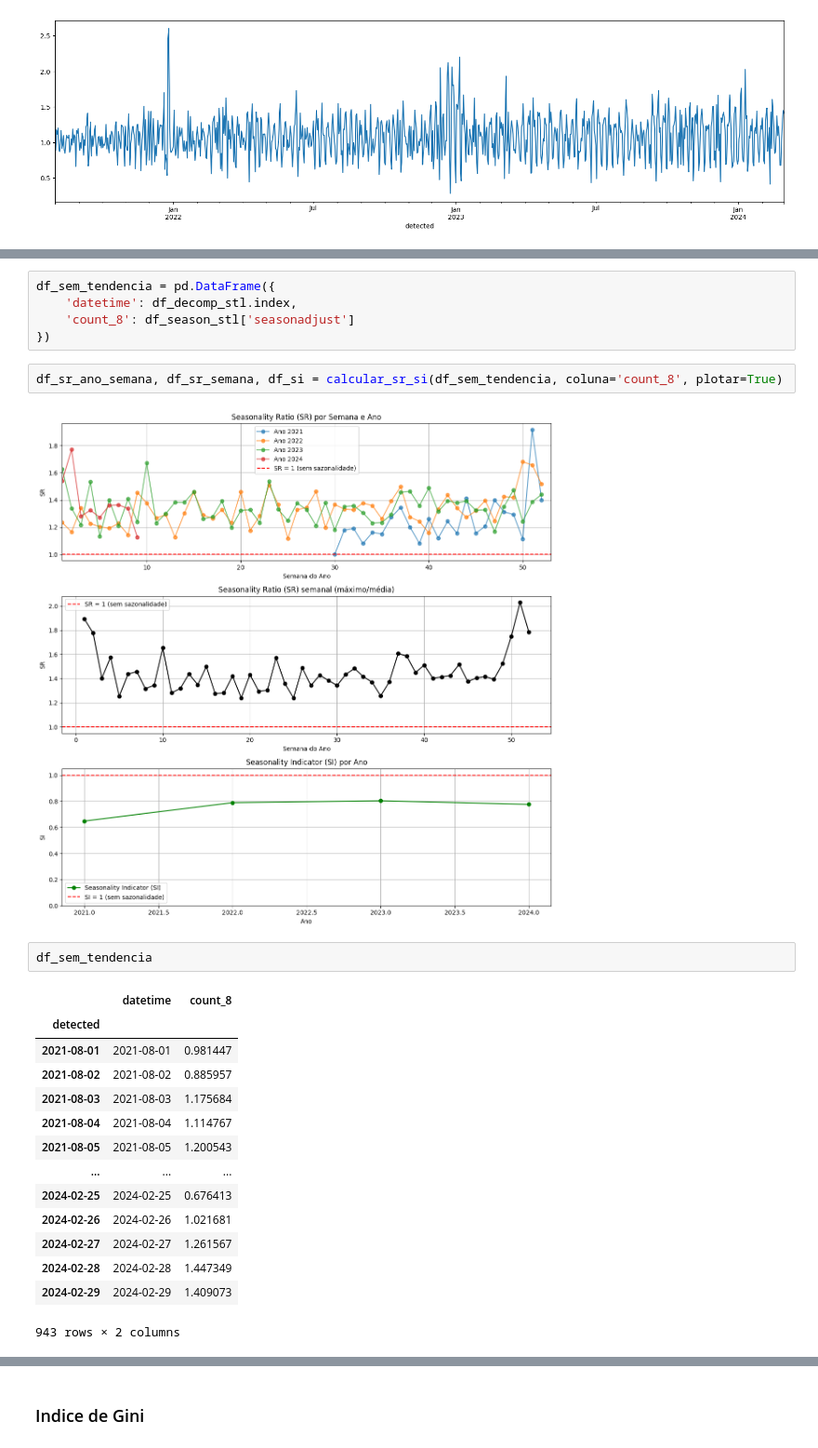
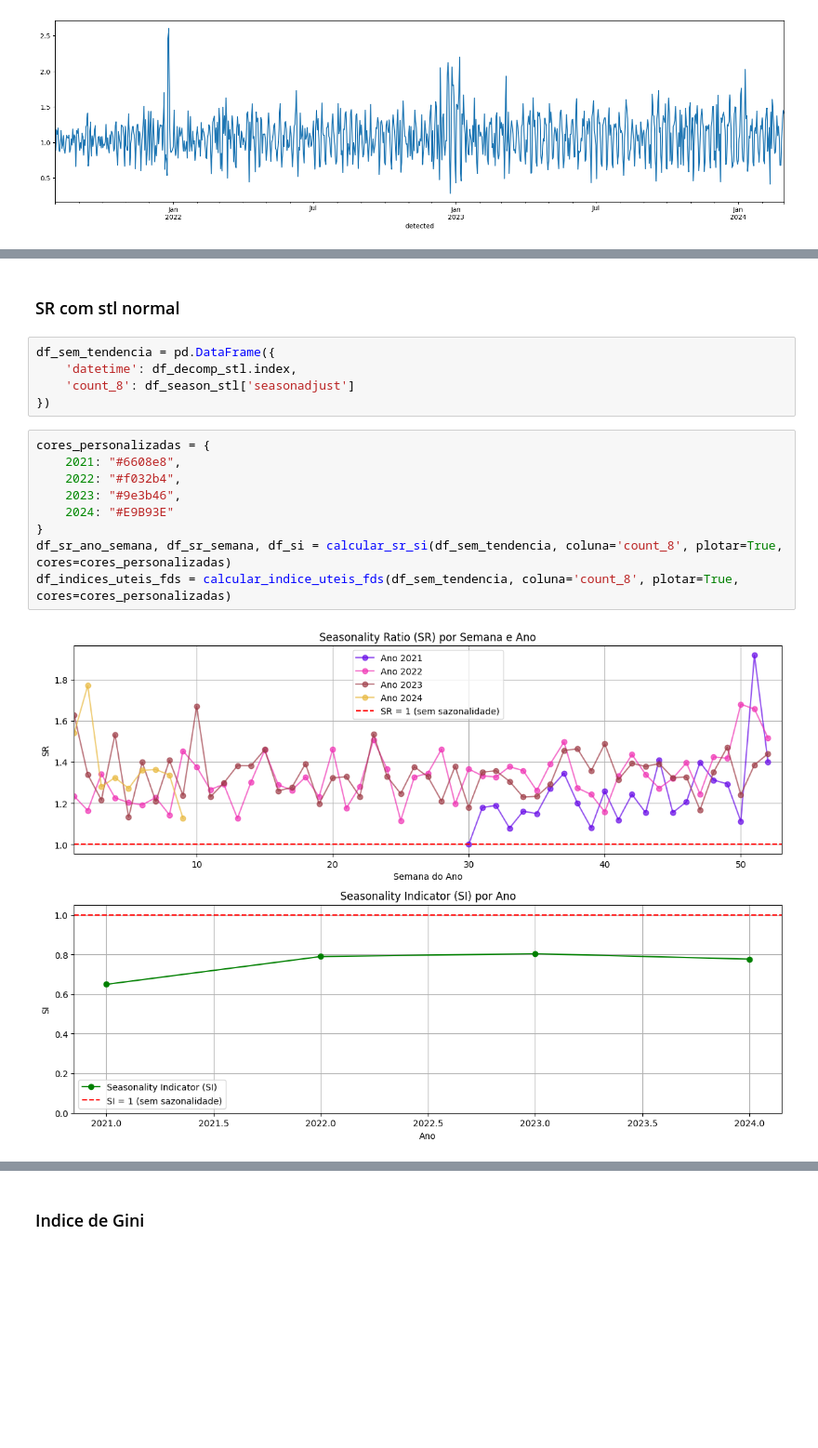
Before and after one commit to joanacarvalheiro/Seasonality, a Jupyter notebook: construcao_modelos/MSTL.ipynb, the cells around one changed output, grey strips where cells are left out. Shown at 93% size. Saved outputs shown, nothing was run; the diff lists cells and outputs as text; blank space fills up the shorter version.

```diff
--- a/construcao_modelos/MSTL.ipynb
+++ b/construcao_modelos/MSTL.ipynb
@@ -748,26 +866,18 @@ df_season_stl
+# %% [markdown]
+### SR com stl normal
 # %%
 df_sem_tendencia = pd.DataFrame({
     'datetime': df_decomp_stl.index,
     'count_8': df_season_stl['seasonadjust']
 })
-# %%
-df_sr_ano_semana, df_sr_semana, df_si = calcular_sr_si(df_sem_tendencia, coluna='count_8', plotar=True)
-# %% [output]
-[figure, removed]
-# %%
-df_sem_tendencia
-# %% [output]
-|  | datetime | count_8 |
-| detected |  |  |
-| 2021-08-01 | 2021-08-01 | 0.981447 |
-| 2021-08-02 | 2021-08-02 | 0.885957 |
-| 2021-08-03 | 2021-08-03 | 1.175684 |
-| 2021-08-04 | 2021-08-04 | 1.114767 |
-| 2021-08-05 | 2021-08-05 | 1.200543 |
-| ... | ... | ... |
-| 2024-02-25 | 2024-02-25 | 0.676413 |
-| 2024-02-26 | 2024-02-26 | 1.021681 |
-| 2024-02-27 | 2024-02-27 | 1.261567 |
-| 2024-02-28 | 2024-02-28 | 1.447349 |
-| 2024-02-29 | 2024-02-29 | 1.409073 |
-943 rows × 2 columns
+# %%
+cores_personalizadas = {
+    2021: "#6608e8",
+    2022: "#f032b4",
+    2023: "#9e3b46",
+    2024: "#E9B93E"
+}
+df_sr_ano_semana, df_sr_semana, df_si = calcular_sr_si(df_sem_tendencia, coluna='count_8', plotar=True, cores=cores_personalizadas)
+df_indices_uteis_fds = calcular_indice_uteis_fds(df_sem_tendencia, coluna='count_8', plotar=True, cores=cores_personalizadas)
+# %% [output]
+[figure, added]
```
Also changed, not shown: parts of 29 cells of this notebook, 1 other file.
